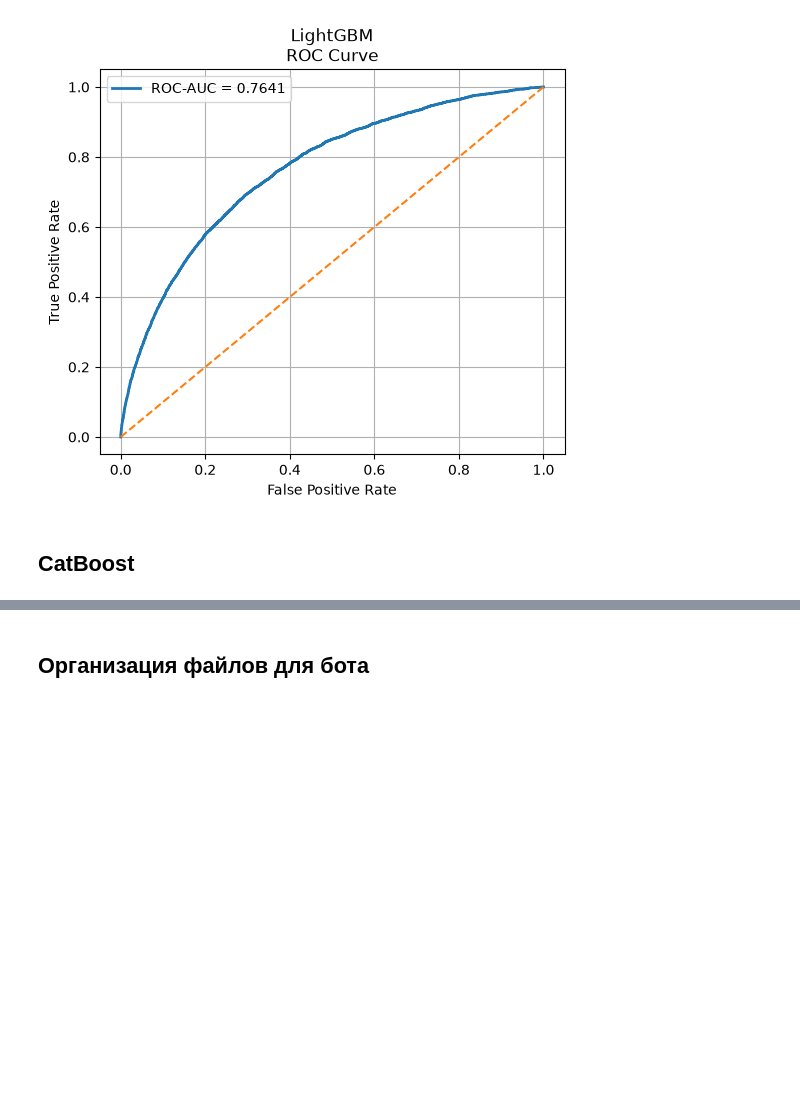
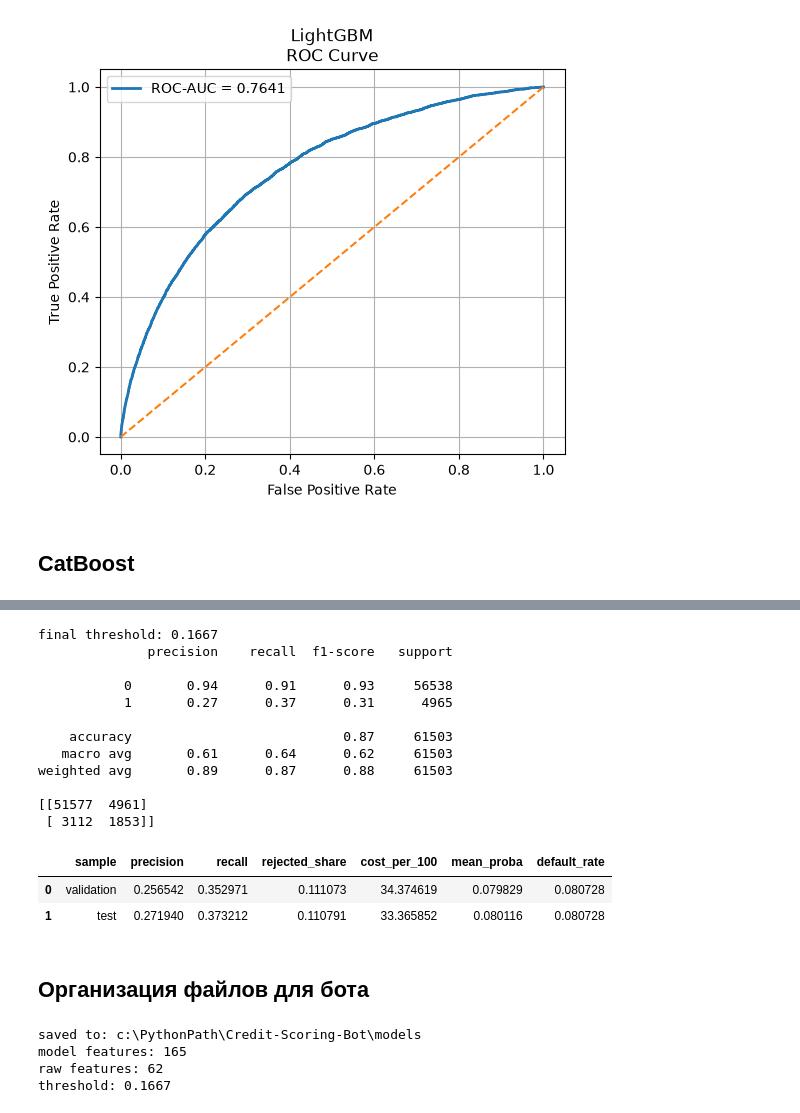
Before and after one commit to Twickitt/Credit-Scoring-Bot, a Jupyter notebook: notebooks/Credit-Scoring-Analysis.ipynb, the cells around one changed output, grey strips where cells are left out. Drawn from its saved outputs; the diff is of its cells as text; code cells hidden in the pictures; blank space fills up the shorter version.

```diff
--- a/notebooks/Credit-Scoring-Analysis.ipynb
+++ b/notebooks/Credit-Scoring-Analysis.ipynb
@@ -1022,5 +985,79 @@ threshold_balanced_results.sort_values('f1', ascending=False).head(10)
+# %%
+# final threshold from the business cost ratio
+# the model is well calibrated, so we take the theoretical threshold instead of the one tuned on validation
+fn_to_fp_cost = 5
+final_threshold = 1 / (1 + fn_to_fp_cost)
+
+print(f"final threshold: {final_threshold:.4f}")
+
+# checking the threshold on validation and test: the numbers should be close
+check_results = []
+
+for sample_name, X_sample, y_sample in [
+    ('validation', X_val, y_val),
+    ('test', X_test, y_test)
+]:
+    y_sample_proba = cat.predict_proba(X_sample)[:, 1]
+    y_sample_pred = (y_sample_proba >= final_threshold).astype(int)
+    tn, fp, fn, tp = confusion_matrix(y_sample, y_sample_pred).ravel()
+
+    check_results.append({
+        'sample': sample_name,
+        'precision': precision_score(y_sample, y_sample_pred, zero_division=0),
+        'recall': recall_score(y_sample, y_sample_pred, zero_division=0),
+        'rejected_share': y_sample_pred.mean(),
+        'cost_per_100': (fp + fn_to_fp_cost * fn) / len(y_sample) * 100,
+        'mean_proba': y_sample_proba.mean(),
+        'default_rate': y_sample.mean()
+    })
+
+# detailed report on test
+y_test_pred = (cat.predict_proba(X_test)[:, 1] >= final_threshold).astype(int)
+print(classification_report(y_test, y_test_pred))
+print(confusion_matrix(y_test, y_test_pred))
+
+pd.DataFrame(check_results)
+# %% [output]
+final threshold: 0.1667
+              precision    recall  f1-score   support
+
+           0       0.94      0.91      0.93     56538
+           1       0.27      0.37      0.31      4965
+
+    accuracy                           0.87     61503
+   macro avg       0.61      0.64      0.62     61503
+weighted avg       0.89      0.87      0.88     61503
+
+[[51577  4961]
+ [ 3112  1853]]
+|  | sample | precision | recall | rejected_share | cost_per_100 | mean_proba | default_rate |
+| 0 | validation | 0.256542 | 0.352971 | 0.111073 | 34.374619 | 0.079829 | 0.080728 |
+| 1 | test | 0.271940 | 0.373212 | 0.110791 | 33.365852 | 0.080116 | 0.080728 |
 # %% [markdown]
 ## Организация файлов для бота
+# %%
+# saving a consistent set of files for the bot: model, feature lists and threshold
+# cat was trained on X_train_part, whose columns keep the original get_dummies names -
+# exactly the names the bot gets from pd.get_dummies at inference time
+models_dir = '../models'
+
+cat.save_model(os.path.join(models_dir, 'catboost_model.cbm'))
+joblib.dump(list(X_train_part.columns), os.path.join(models_dir, 'model_features.joblib'))
+
+raw_features = [col for col in df.columns if col != 'TARGET']
+joblib.dump(raw_features, os.path.join(models_dir, 'raw_features.joblib'))
+
+joblib.dump(final_threshold, os.path.join(models_dir, 'threshold.joblib'))
+
+print(f"saved to: {os.path.abspath(models_dir)}")
+print(f"model features: {len(X_train_part.columns)}")
+print(f"raw features: {len(raw_features)}")
+print(f"threshold: {final_threshold:.4f}")
+# %% [output]
+saved to: c:\PythonPath\Credit-Scoring-Bot\models
+model features: 165
+raw features: 62
+threshold: 0.1667
 # %%
 # saving best model
 # cat.save_model("catboost_model.cbm")
```
Also changed, not shown: parts of 18 cells of this notebook, 35 other files.
